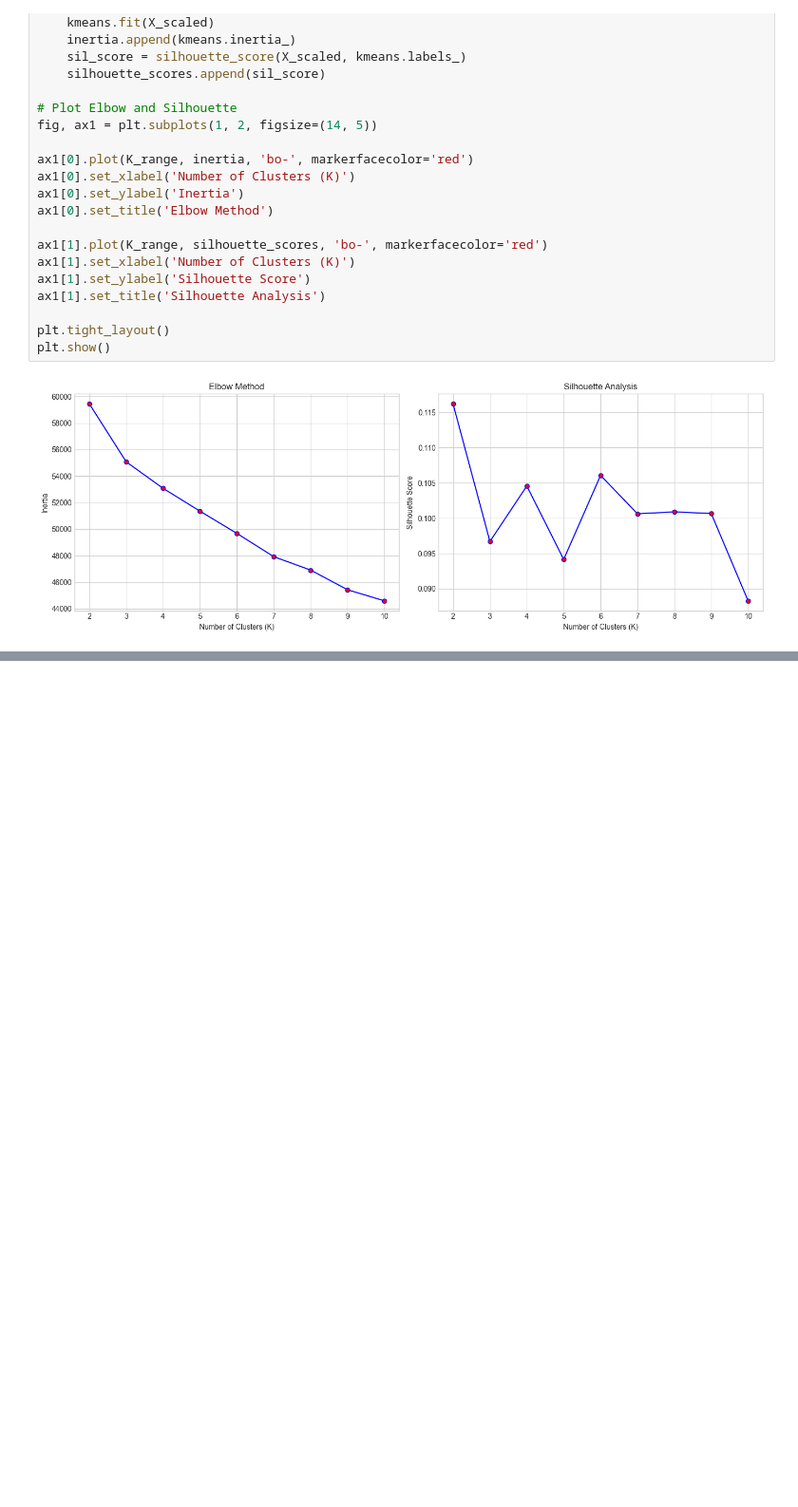
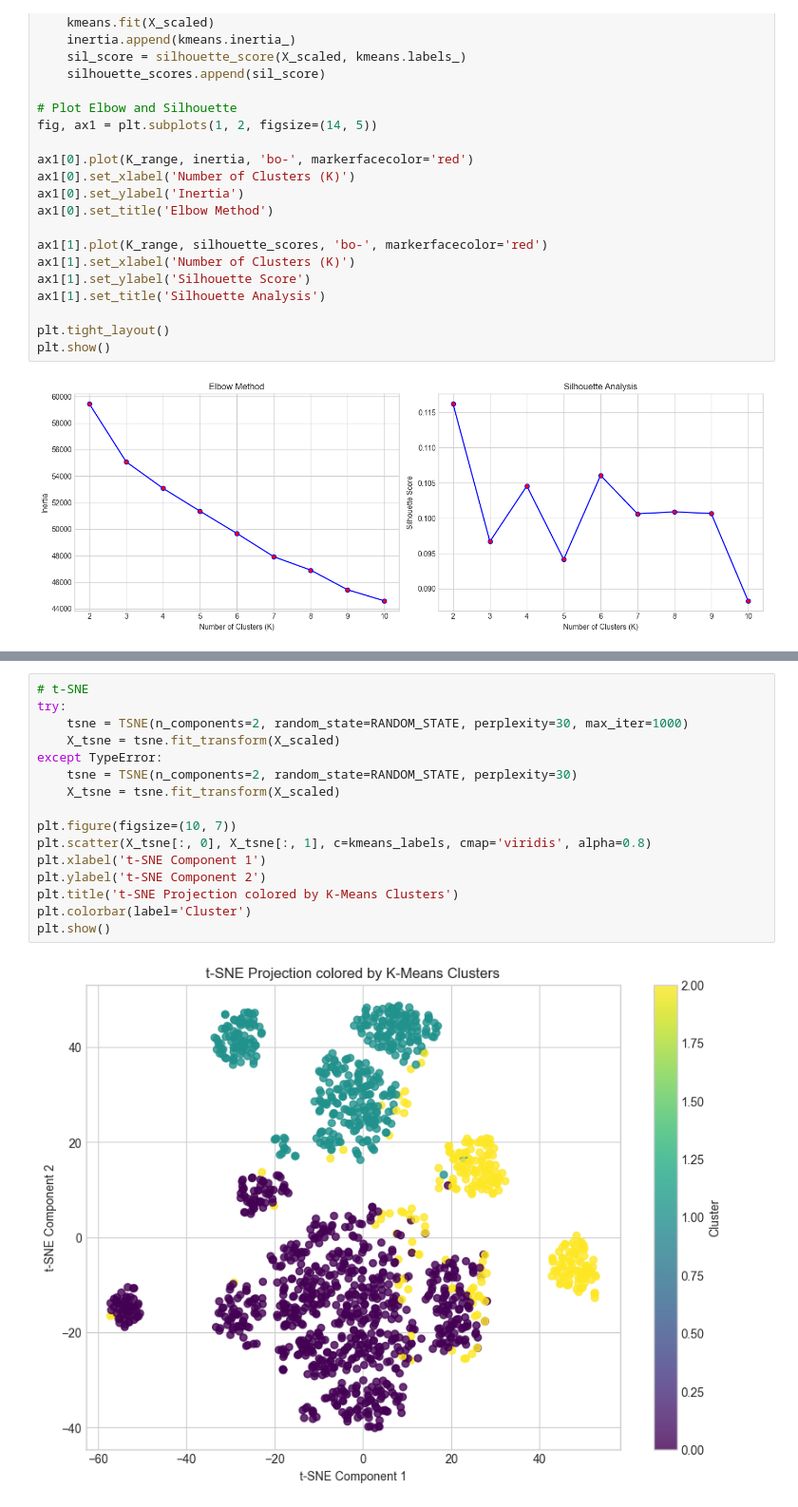
Before and after one commit to Sarim-web/PKCERT_aiml_internship, a Jupyter notebook: PKCERT_internship_task12/notebooks/Task12_Clustering_Dimensionality_Reduction.ipynb, the cells around one changed output, grey strips where cells are left out. Shown at 95% size. Drawn from its saved outputs; the diff is of its cells as text; blank space fills up the shorter version.

```diff
--- a/PKCERT_internship_task12/notebooks/Task12_Clustering_Dimensionality_Reduction.ipynb
+++ b/PKCERT_internship_task12/notebooks/Task12_Clustering_Dimensionality_Reduction.ipynb
@@ -260,0 +375,18 @@ plt.show()
+# %%
+# t-SNE
+try:
+    tsne = TSNE(n_components=2, random_state=RANDOM_STATE, perplexity=30, max_iter=1000)
+    X_tsne = tsne.fit_transform(X_scaled)
+except TypeError:
+    tsne = TSNE(n_components=2, random_state=RANDOM_STATE, perplexity=30)
+    X_tsne = tsne.fit_transform(X_scaled)
+
+plt.figure(figsize=(10, 7))
+plt.scatter(X_tsne[:, 0], X_tsne[:, 1], c=kmeans_labels, cmap='viridis', alpha=0.8)
+plt.xlabel('t-SNE Component 1')
+plt.ylabel('t-SNE Component 2')
+plt.title('t-SNE Projection colored by K-Means Clusters')
+plt.colorbar(label='Cluster')
+plt.show()
+# %% [output]
+[figure, added]
```
Also changed, not shown: parts of 8 cells of this notebook.
